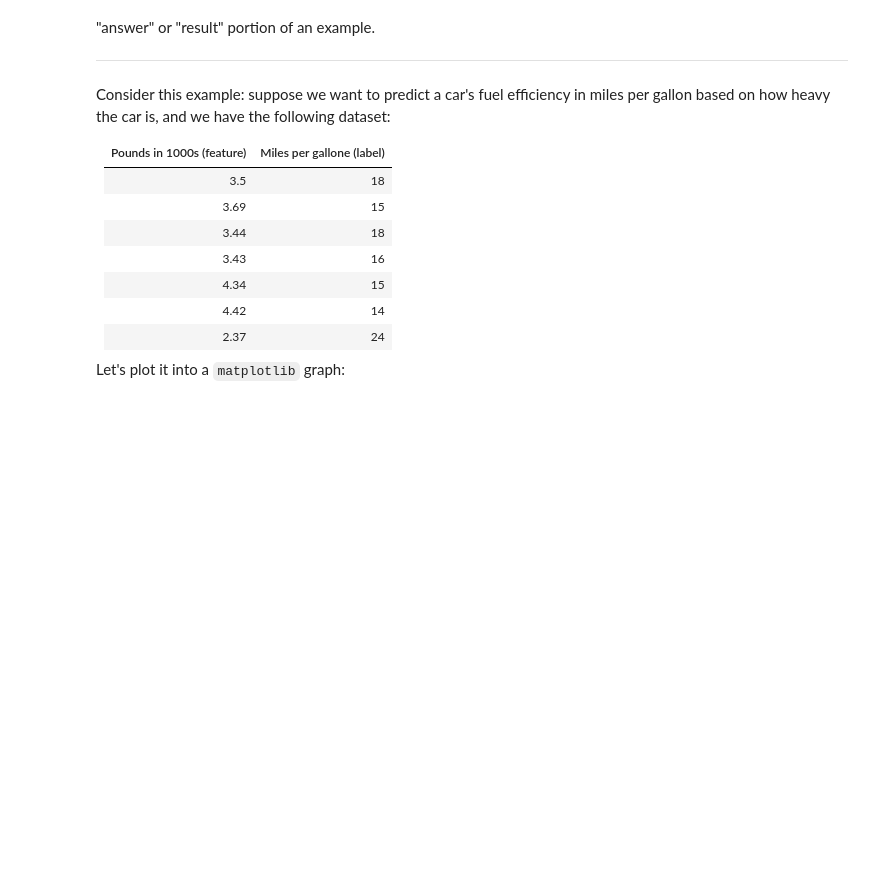
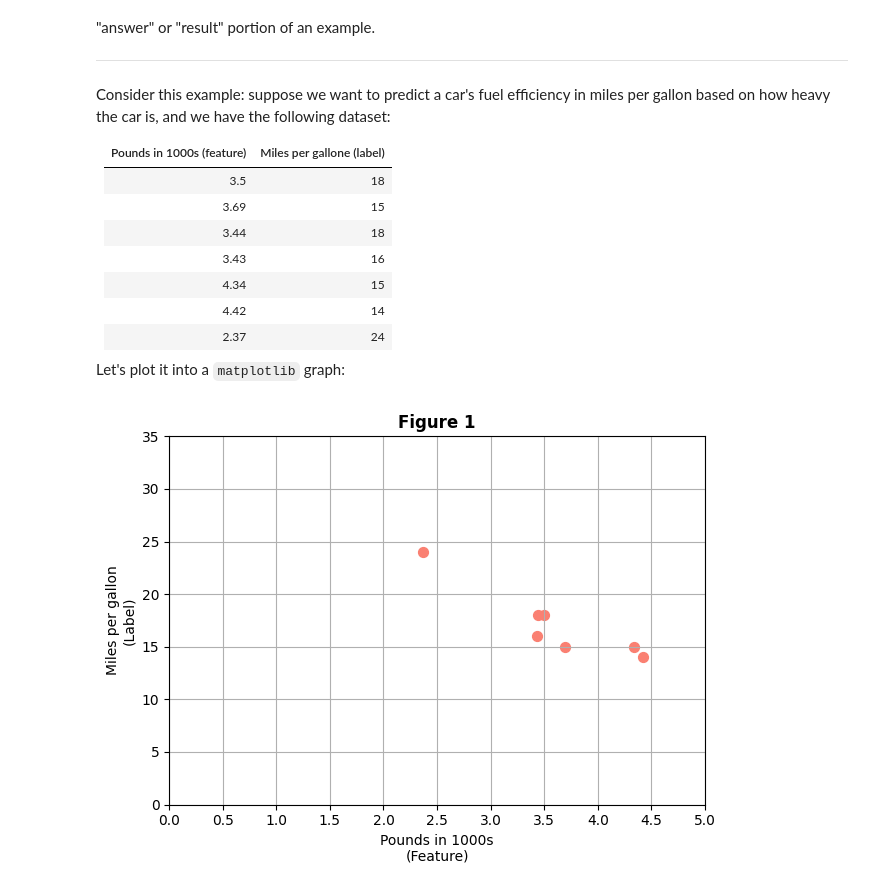
Before and after one commit to cwrightlibrary/Learning-PyTorch, a Jupyter notebook: google-courses/1-machine-learning-crash-course/1-linear-algebra.ipynb, the cells around one changed output. Cells and saved outputs as stored; diff of their text form; code cells hidden in the pictures; blank space fills up the shorter version.

```diff
--- a/google-courses/1-machine-learning-crash-course/1-linear-algebra.ipynb
+++ b/google-courses/1-machine-learning-crash-course/1-linear-algebra.ipynb
@@ -28,0 +52,22 @@ Let's plot it into a `matplotlib` graph:
+# %%
+feature = [3.5, 3.69, 3.44, 3.43, 4.34, 4.42, 2.37]
+label = [18, 15, 18, 16, 15, 14, 24]
+
+plt.scatter(feature, label, color="salmon", s=50)
+
+plt.title("Figure 1", fontweight="bold")
+plt.xlabel("Pounds in 1000s\n(Feature)")
+plt.ylabel("Miles per gallon\n(Label)")
+
+plt.xticks([x / 10 for x in range(0, 55, 5)])
+plt.yticks([y for y in range(0, 40, 5)])
+
+plt.xlim((0, 5))
+plt.ylim((0, 35))
+
+plt.grid()
+
+plt.tight_layout()
+plt.show()
+# %% [output]
+[figure, added]
```
Also changed, not shown: parts of 8 cells of this notebook, 1 other file.
